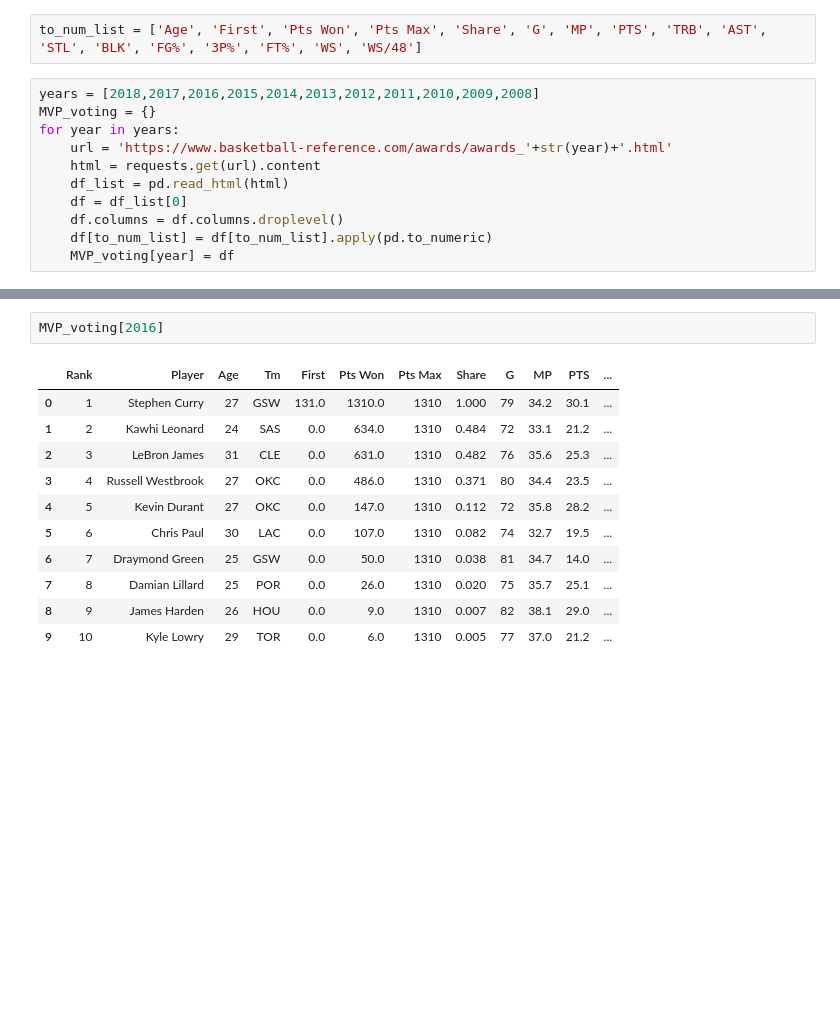
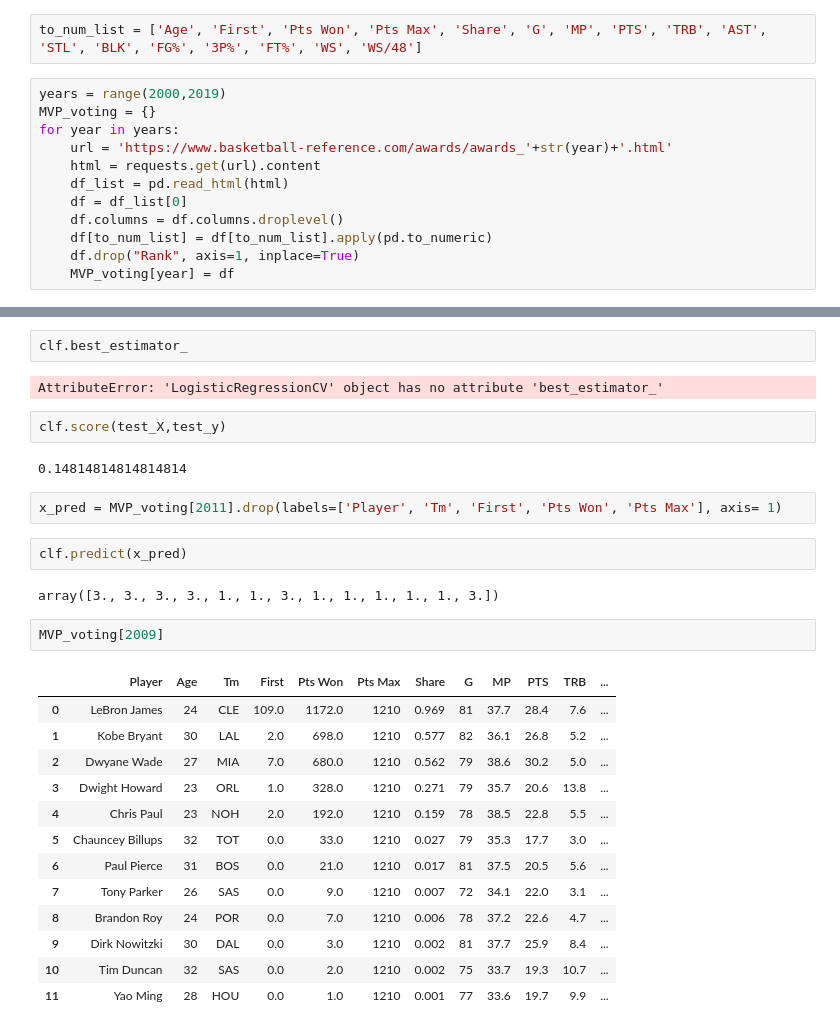
Before and after one commit to sobyl/NBA_Prediction, a Jupyter notebook: final.ipynb, the cells around one changed output, grey strips where cells are left out. Cells and saved outputs as stored; diff of their text form; blank space fills up the shorter version.

```diff
--- a/final.ipynb
+++ b/final.ipynb
@@ -408,7 +412,7 @@ player_stats[2019].head(30)
 # %%
 to_num_list = ['Age', 'First', 'Pts Won', 'Pts Max', 'Share', 'G', 'MP', 'PTS', 'TRB', 'AST', 'STL', 'BLK', 'FG%', '3P%', 'FT%', 'WS', 'WS/48']
 # %%
-years = [2018,2017,2016,2015,2014,2013,2012,2011,2010,2009,2008]
+years = range(2000,2019)
 MVP_voting = {}
 for year in years:
     url = 'https://www.basketball-reference.com/awards/awards_'+str(year)+'.html'
@@ -417,4 +421,5 @@ for year in years:
     df = df_list[0]
     df.columns = df.columns.droplevel()
     df[to_num_list] = df[to_num_list].apply(pd.to_numeric)
+    df.drop("Rank", axis=1, inplace=True)
     MVP_voting[year] = df
@@ -421,14 +474,30 @@ for year in years:
+# %%
+clf.best_estimator_
+# %% [output]
+AttributeError: 'LogisticRegressionCV' object has no attribute 'best_estimator_'
+# %%
+clf.score(test_X,test_y)
+# %% [output]
+0.14814814814814814
+# %%
+x_pred = MVP_voting[2011].drop(labels=['Player', 'Tm', 'First', 'Pts Won', 'Pts Max'], axis= 1)
+# %%
+clf.predict(x_pred)
+# %% [output]
+array([3., 3., 3., 3., 1., 1., 3., 1., 1., 1., 1., 1., 3.])
 # %%
-MVP_voting[2016]
+MVP_voting[2009]
 # %% [output]
-|  | Rank | Player | Age | Tm | First | Pts Won | Pts Max | Share | G | MP | PTS | ... |
-| 0 | 1 | Stephen Curry | 27 | GSW | 131.0 | 1310.0 | 1310 | 1.000 | 79 | 34.2 | 30.1 | ... |
-| 1 | 2 | Kawhi Leonard | 24 | SAS | 0.0 | 634.0 | 1310 | 0.484 | 72 | 33.1 | 21.2 | ... |
-| 2 | 3 | LeBron James | 31 | CLE | 0.0 | 631.0 | 1310 | 0.482 | 76 | 35.6 | 25.3 | ... |
-| 3 | 4 | Russell Westbrook | 27 | OKC | 0.0 | 486.0 | 1310 | 0.371 | 80 | 34.4 | 23.5 | ... |
-| 4 | 5 | Kevin Durant | 27 | OKC | 0.0 | 147.0 | 1310 | 0.112 | 72 | 35.8 | 28.2 | ... |
-| 5 | 6 | Chris Paul | 30 | LAC | 0.0 | 107.0 | 1310 | 0.082 | 74 | 32.7 | 19.5 | ... |
-| 6 | 7 | Draymond Green | 25 | GSW | 0.0 | 50.0 | 1310 | 0.038 | 81 | 34.7 | 14.0 | ... |
-| 7 | 8 | Damian Lillard | 25 | POR | 0.0 | 26.0 | 1310 | 0.020 | 75 | 35.7 | 25.1 | ... |
-| 8 | 9 | James Harden | 26 | HOU | 0.0 | 9.0 | 1310 | 0.007 | 82 | 38.1 | 29.0 | ... |
-| 9 | 10 | Kyle Lowry | 29 | TOR | 0.0 | 6.0 | 1310 | 0.005 | 77 | 37.0 | 21.2 | ... |
+|  | Player | Age | Tm | First | Pts Won | Pts Max | Share | G | MP | PTS | TRB | ... |
+| 0 | LeBron James | 24 | CLE | 109.0 | 1172.0 | 1210 | 0.969 | 81 | 37.7 | 28.4 | 7.6 | ... |
+| 1 | Kobe Bryant | 30 | LAL | 2.0 | 698.0 | 1210 | 0.577 | 82 | 36.1 | 26.8 | 5.2 | ... |
+| 2 | Dwyane Wade | 27 | MIA | 7.0 | 680.0 | 1210 | 0.562 | 79 | 38.6 | 30.2 | 5.0 | ... |
+| 3 | Dwight Howard | 23 | ORL | 1.0 | 328.0 | 1210 | 0.271 | 79 | 35.7 | 20.6 | 13.8 | ... |
+| 4 | Chris Paul | 23 | NOH | 2.0 | 192.0 | 1210 | 0.159 | 78 | 38.5 | 22.8 | 5.5 | ... |
+| 5 | Chauncey Billups | 32 | TOT | 0.0 | 33.0 | 1210 | 0.027 | 79 | 35.3 | 17.7 | 3.0 | ... |
+| 6 | Paul Pierce | 31 | BOS | 0.0 | 21.0 | 1210 | 0.017 | 81 | 37.5 | 20.5 | 5.6 | ... |
+| 7 | Tony Parker | 26 | SAS | 0.0 | 9.0 | 1210 | 0.007 | 72 | 34.1 | 22.0 | 3.1 | ... |
+| 8 | Brandon Roy | 24 | POR | 0.0 | 7.0 | 1210 | 0.006 | 78 | 37.2 | 22.6 | 4.7 | ... |
+| 9 | Dirk Nowitzki | 30 | DAL | 0.0 | 3.0 | 1210 | 0.002 | 81 | 37.7 | 25.9 | 8.4 | ... |
+| 10 | Tim Duncan | 32 | SAS | 0.0 | 2.0 | 1210 | 0.002 | 75 | 33.7 | 19.3 | 10.7 | ... |
+| 11 | Yao Ming | 28 | HOU | 0.0 | 1.0 | 1210 | 0.001 | 77 | 33.6 | 19.7 | 9.9 | ... |
```
Also changed, not shown: parts of 9 cells of this notebook.
